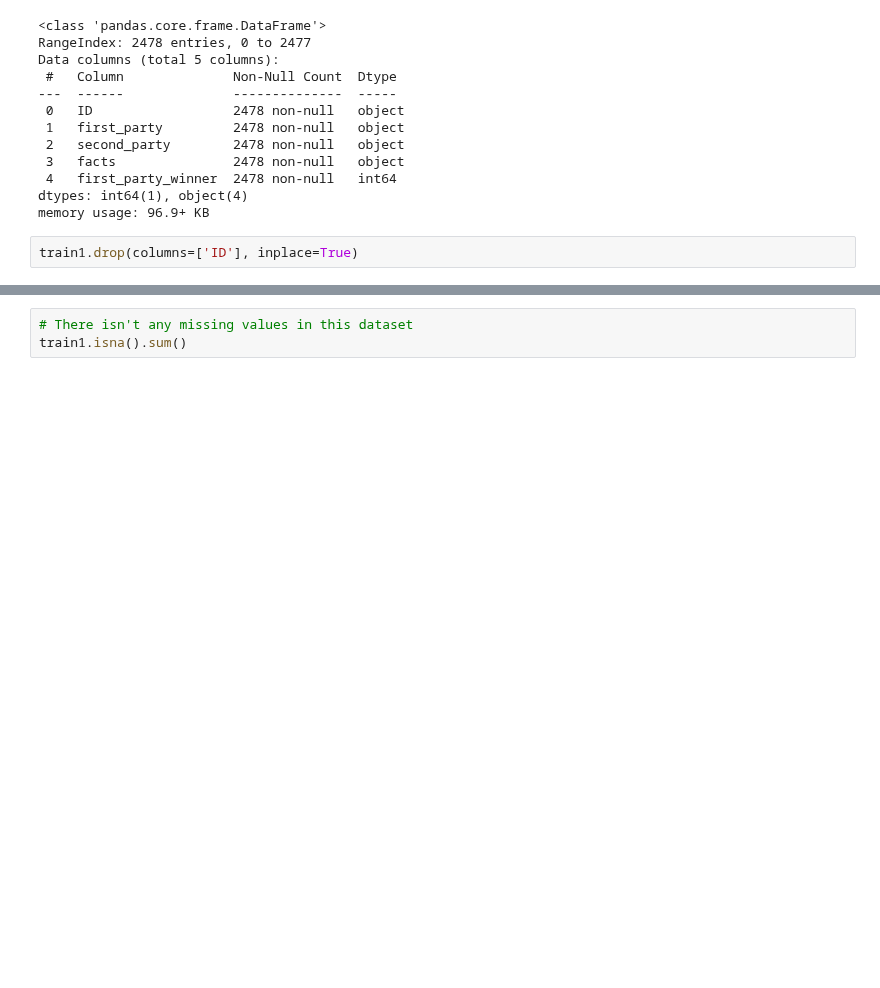
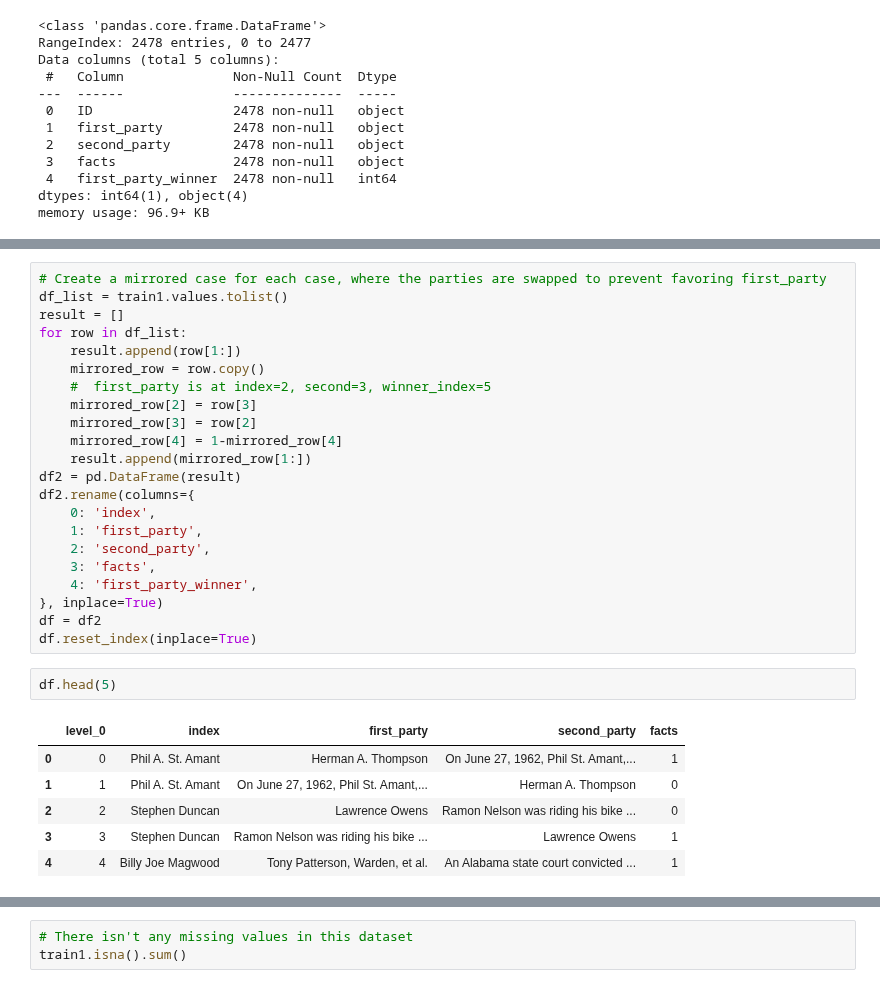
Before and after one commit to dlsco123/mtvsDacon, a Jupyter notebook: [mtvs]dacon4.ipynb, the cells around one changed output, grey strips where cells are left out. Drawn from its saved outputs; the diff is of its cells as text; blank space fills up the shorter version.

```diff
--- a/[mtvs]dacon4.ipynb
+++ b/[mtvs]dacon4.ipynb
@@ -89,5 +74,3 @@ Data columns (total 5 columns):
  4   first_party_winner  2478 non-null   int64
 dtypes: int64(1), object(4)
 memory usage: 96.9+ KB
-# %%
-train1.drop(columns=['ID'], inplace=True)
@@ -109,0 +91,31 @@ Name: count, dtype: int64
+# %%
+# Create a mirrored case for each case, where the parties are swapped to prevent favoring first_party
+df_list = train1.values.tolist()
+result = []
+for row in df_list:
+    result.append(row[1:])
+    mirrored_row = row.copy()
+    #  first_party is at index=2, second=3, winner_index=5
+    mirrored_row[2] = row[3]
+    mirrored_row[3] = row[2]
+    mirrored_row[4] = 1-mirrored_row[4]
+    result.append(mirrored_row[1:])
+df2 = pd.DataFrame(result)
+df2.rename(columns={
+    0: 'index',
+    1: 'first_party',
+    2: 'second_party',
+    3: 'facts',
+    4: 'first_party_winner',
+}, inplace=True)
+df = df2
+df.reset_index(inplace=True)
+# %%
+df.head(5)
+# %% [output]
+|  | level_0 | index | first_party | second_party | facts |
+| 0 | 0 | Phil A. St. Amant | Herman A. Thompson | On June 27, 1962, Phil St. Amant,... | 1 |
+| 1 | 1 | Phil A. St. Amant | On June 27, 1962, Phil St. Amant,... | Herman A. Thompson | 0 |
+| 2 | 2 | Stephen Duncan | Lawrence Owens | Ramon Nelson was riding his bike ... | 0 |
+| 3 | 3 | Stephen Duncan | Ramon Nelson was riding his bike ... | Lawrence Owens | 1 |
+| 4 | 4 | Billy Joe Magwood | Tony Patterson, Warden, et al. | An Alabama state court convicted ... | 1 |
```
Also changed, not shown: parts of 6 cells of this notebook.
